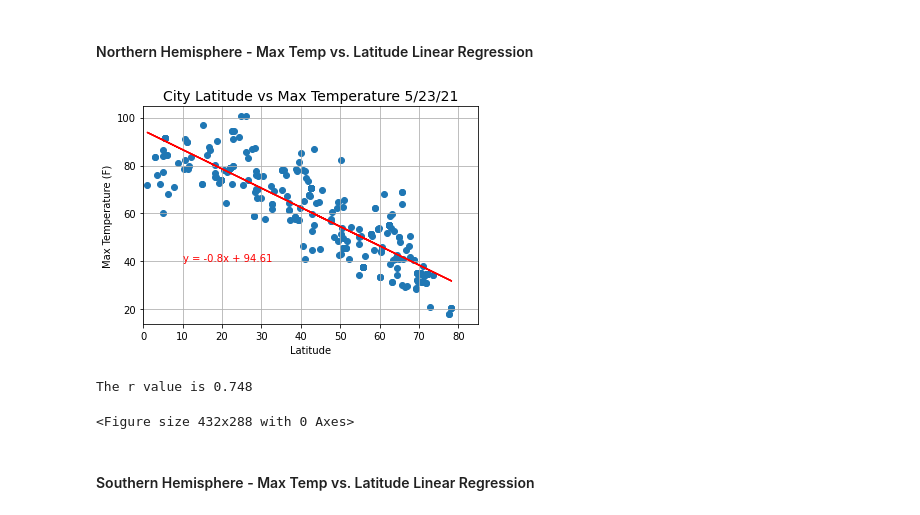
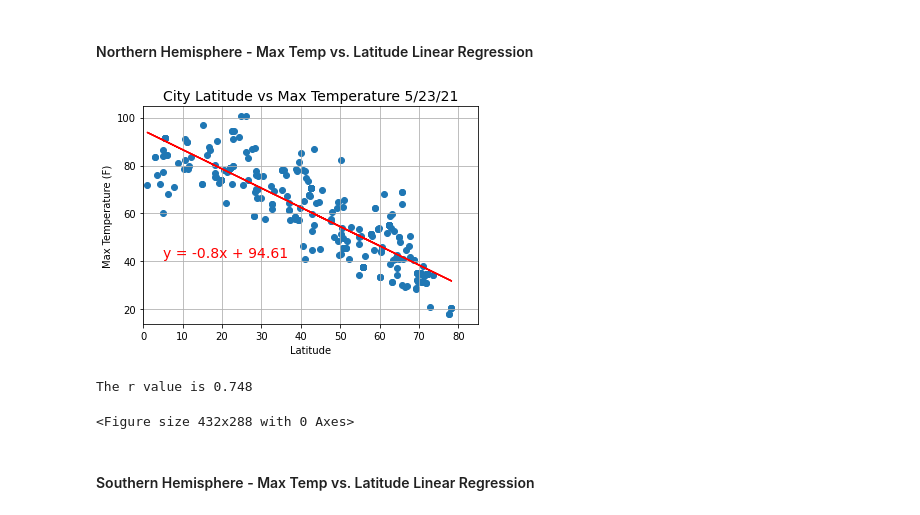
Before and after one commit to adamholcomb/python-api-challenge, a Jupyter notebook: WeatherPy/WeatherPy.ipynb, the cells around one changed output. Cells and saved outputs as stored; diff of their text form; code cells hidden in the pictures.

```diff
--- a/WeatherPy/WeatherPy.ipynb
+++ b/WeatherPy/WeatherPy.ipynb
@@ -337,24 +337,24 @@ south_df.head()
 # %%
 (slope,intercept,rvalue,pvalue,stderr) = linregress(north_df["Lat"],north_df["Max Temp"])
 regress_values_temp = slope * north_df["Lat"] + intercept
 plt.plot(north_df["Lat"],regress_values_temp,color="red")
-plt.annotate(f"y = {slope.round(2)}x + {intercept.round(2)}",(10,40),color="red")
+plt.annotate(f"y = {slope.round(2)}x + {intercept.round(2)}",(5,42),color="red",size=14)
 
 north_temp_plot = plt.scatter(north_df["Lat"],north_df["Max Temp"])
 
 plt.xlabel("Latitude")
 plt.ylabel("Max Temperature (F)")
 plt.title("City Latitude vs Max Temperature 5/23/21",size=14)
 plt.xlim(0,85)
 plt.grid()
 
 plt.show(north_temp_plot)
 plt.savefig("Lat_Temp_North.png")
 
 
 print(f"The r value is {(rvalue**2).round(3)}")
 # %% [output]
-[figure, old version]
+[figure, new version]
 The r value is 0.748
 <Figure size 432x288 with 0 Axes>
 # %% [markdown]
```
Also changed, not shown: parts of 14 cells of this notebook, 7 other files.
